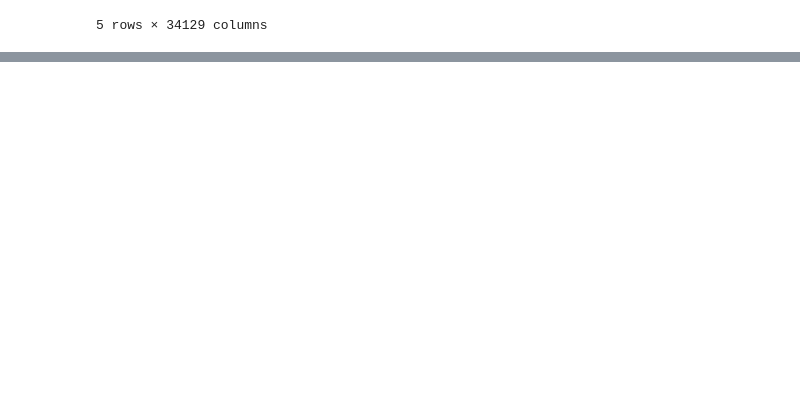
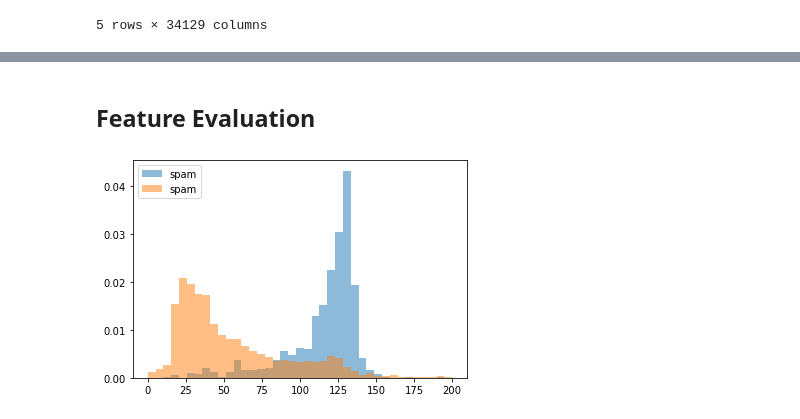
Before and after one commit to FanusArefaine/NLP-Essentials, a Jupyter notebook: NLP.ipynb, the cells around one changed output, grey strips where cells are left out. Saved outputs shown, nothing was run; the diff lists cells and outputs as text; code cells hidden in the pictures; blank space fills up the shorter version.

```diff
--- a/NLP.ipynb
+++ b/NLP.ipynb
@@ -699,0 +707,3 @@ X_counts_df.head()
+# %%
+# copying the dataset for convenience
+text_body = body_text.copy()
@@ -699,0 +712,3 @@ X_counts_df.head()
+# %%
+text_body['body_len'] = text_body['text_data'].apply(lambda x: len(x) - x.count(" "))
+text_body.head()
@@ -699,0 +724,9 @@ X_counts_df.head()
+# %%
+# a function to count number of punctuation
+
+def punct_num(text):
+    count = sum([1 for char in text if char in string.punctuation])
+    return round(count/ (len(text) - text.count(" ")),3)*100
+# %%
+text_body['punct%'] = text_body['text_data'].apply(lambda x: punct_num(x))
+text_body.head()
@@ -699,0 +740,14 @@ X_counts_df.head()
+# %% [markdown]
+## Feature Evaluation
+# %%
+# Evaluating body length feature
+
+bins = np.linspace(0,200,40)
+
+plt.hist(text_body[text_body['labels'] == 'spam']['body_len'], bins, alpha=0.5, normed=True, label='spam')
+plt.hist(text_body[text_body['labels'] == 'ham']['body_len'], bins, alpha=0.5, normed=True, label='spam')
+
+plt.legend(loc= 'upper left')
+plt.show()
+# %% [output]
+[figure, added]
```
Also changed, not shown: parts of 12 cells of this notebook.
